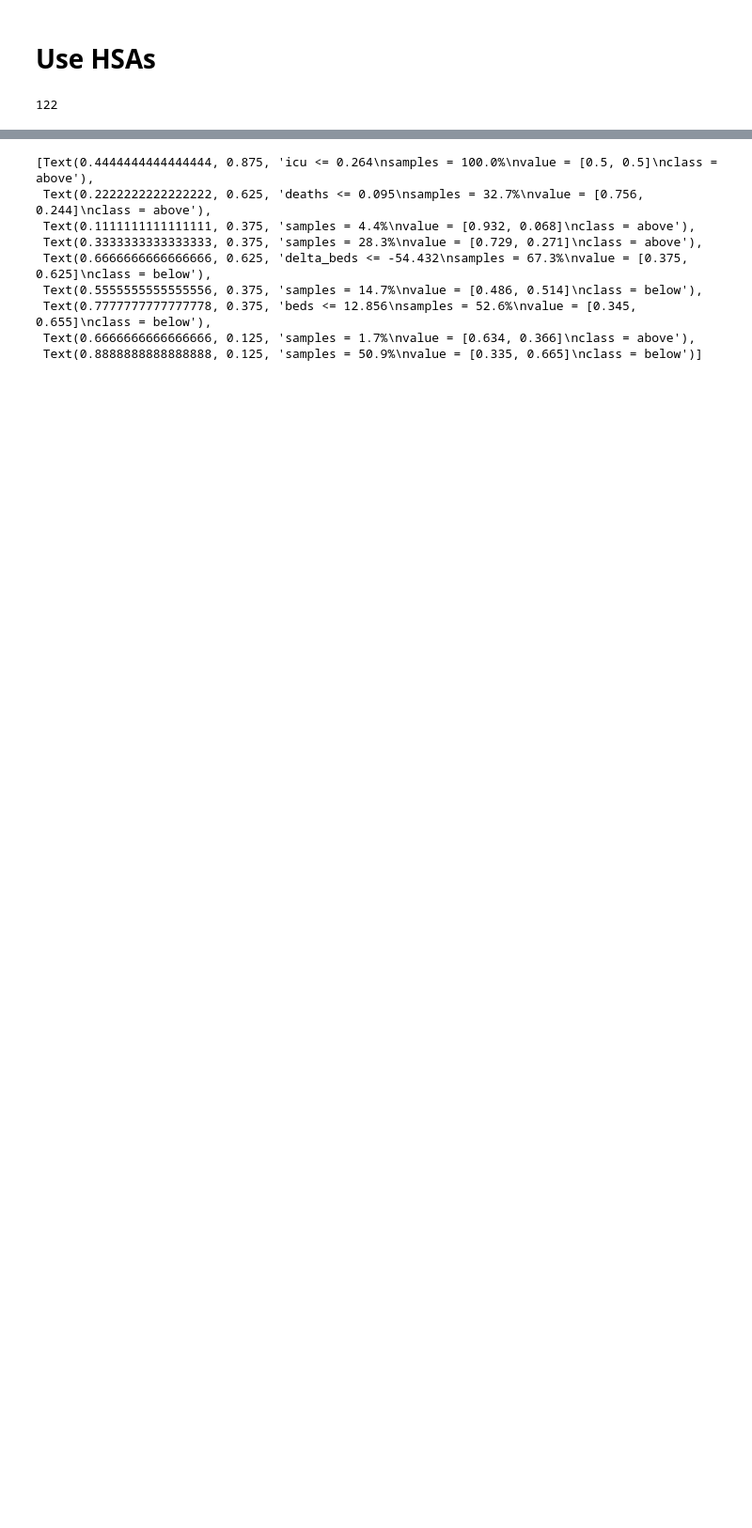
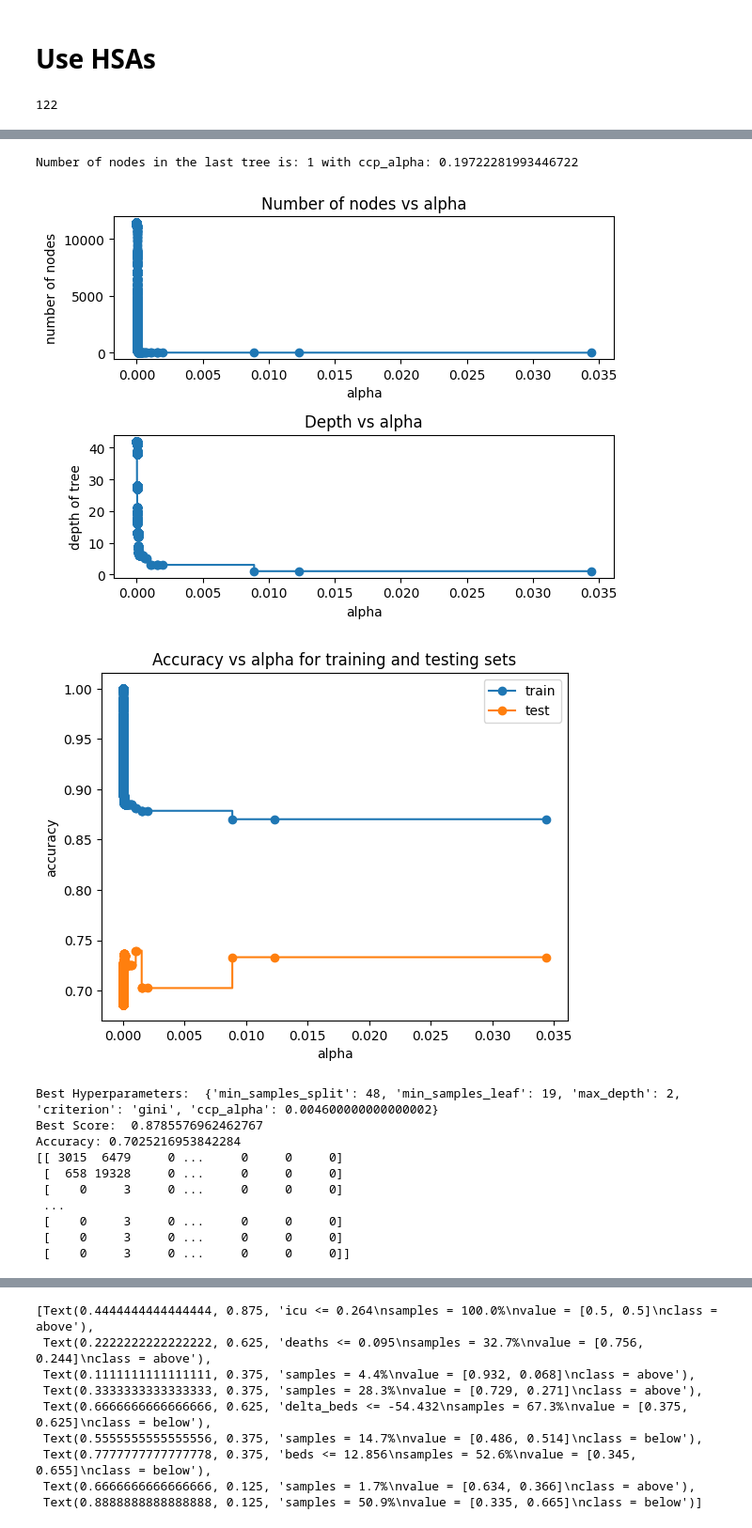
Before and after one commit to RachelMurray-Watson/COVID_forecasting, a Jupyter notebook: COVID_19_Forecast_dataset.ipynb, the cells around one changed output, grey strips where cells are left out. Shown at 94% size. Cells and saved outputs as stored; diff of their text form; code cells hidden in the pictures; blank space fills up the shorter version.

```diff
--- a/COVID_19_Forecast_dataset.ipynb
+++ b/COVID_19_Forecast_dataset.ipynb
@@ -1022,31 +1076,45 @@ plt.show()
 param_grid = {
     'criterion': ['gini'],#, 'entropy'],
     'max_depth': np.arange(1, 4),
     'min_samples_split':  np.arange(2, 100), #[100, 200, 300, 400, 500], #np.arange(50, 200),
     'min_samples_leaf':  np.arange(2, 100), #100, 200, 300, 400, 500], #np.arange(500, 200)
-    'ccp_alpha': np.arange(0.01, 0.05, 0.0001) }
+    'ccp_alpha': np.arange(0.001, 0.01, 0.0001) }
 
 
 # Create the Decision Tree classifier
 #cv = RepeatedStratifiedKFold(n_splits=10,  n_repeats=20,random_state=1) ## 10-fold cross validations
 
 #X_train, y_train = oversample.fit_resample(X_train, y_train)
 
 # Perform Randomized Search with 10-fold cross-validation
 random_search = RandomizedSearchCV(clf, param_grid, n_iter=10, cv=cv, random_state=10)
 random_search.fit(X_train, y_train, sample_weight=weights)
 print("Best Hyperparameters: ", random_search.best_params_)
 print("Best Score: ", random_search.best_score_)
 
 best_params = random_search.best_params_
 
 # Create the Decision Tree classifier with the best hyperparameters
 clf = DecisionTreeClassifier(**best_params, random_state=10) #, ccp_alpha=0.00385301)
 clf.fit(X_train, y_train)
 y_pred = clf.predict(X_test)
 # Evaluate the accuracy of the model
 accuracy = accuracy_score(y_test, y_pred)
 print("Accuracy:", accuracy)
 
 print(confusion_matrix(y_test, y_pred))
 plot_tree(clf, feature_names=['cases', 'delta_cases', 'deaths', 'delta_death','admit', 'delta_admits','icu', 'delta_icu','beds', 'delta_beds'	], class_names=['above', 'below'], filled=True, proportion=True,rounded=True,impurity=False)
+# %% [output]
+Number of nodes in the last tree is: 1 with ccp_alpha: 0.19722281993446722
+[figure, added]
+[figure, added]
+Best Hyperparameters:  {'min_samples_split': 48, 'min_samples_leaf': 19, 'max_depth': 2, 'criterion': 'gini', 'ccp_alpha': 0.004600000000000002}
+Best Score:  0.8785576962462767
+Accuracy: 0.7025216953842284
+[[ 3015  6479     0 ...     0     0     0]
+ [  658 19328     0 ...     0     0     0]
+ [    0     3     0 ...     0     0     0]
+ ...
+ [    0     3     0 ...     0     0     0]
+ [    0     3     0 ...     0     0     0]
+ [    0     3     0 ...     0     0     0]]
```
Also changed, not shown: parts of 8 cells of this notebook, 5 other files.
